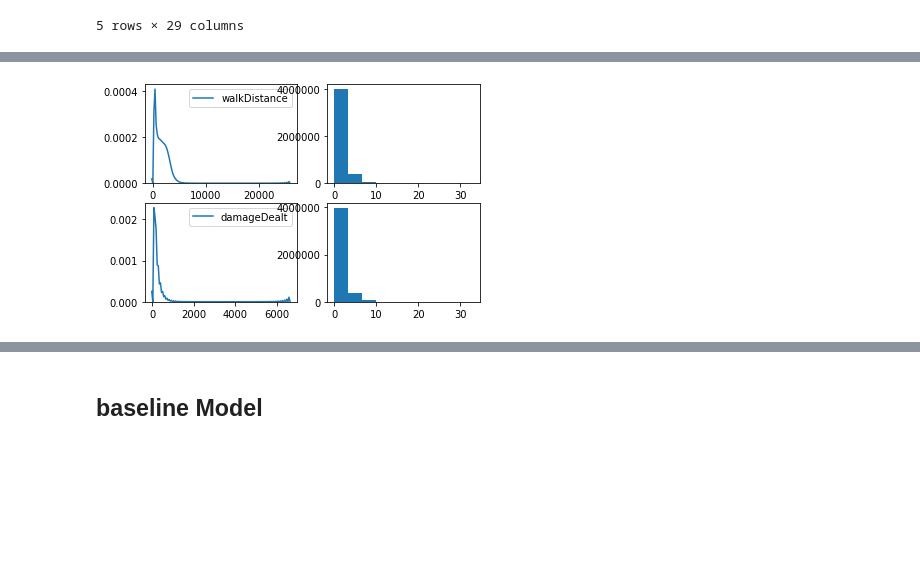
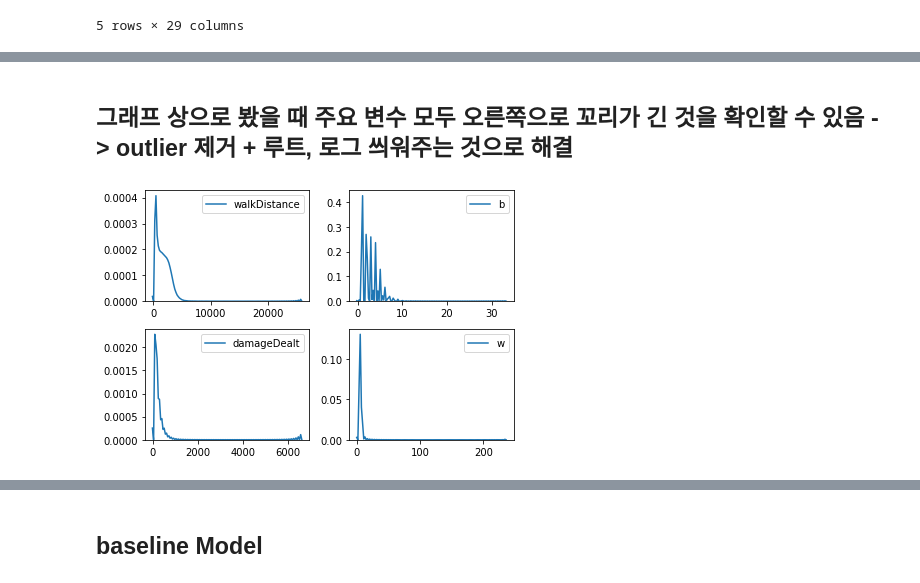
Before and after one commit to shjas94/SMU_ML, a Jupyter notebook: smu_ml.ipynb, the cells around one changed output, grey strips where cells are left out. Saved outputs shown, nothing was run; the diff lists cells and outputs as text; code cells hidden in the pictures; blank space fills up the shorter version.

```diff
--- a/smu_ml.ipynb
+++ b/smu_ml.ipynb
@@ -78,15 +81,29 @@ ___________________________
 | groupId | object | 4446966 | 2026745 | 0 | 0.000000 | [[4d4b580de459be, 684d5656442f9e,... | NaN | NaN | NaN |
 | matchId | object | 4446966 | 47965 | 0 | 0.000000 | [[a10357fd1a4a91, aeb375fc57110c,... | NaN | NaN | NaN |
 | matchType | object | 4446966 | 16 | 0 | 0.000000 | [[squad-fpp, duo, solo-fpp, squad... | NaN | NaN | NaN |
+# %% [markdown]
+## 그래프 상으로 봤을 때 주요 변수 모두 오른쪽으로 꼬리가 긴 것을 확인할 수 있음 -> outlier 제거 + 루트, 로그 씌워주는 것으로 해결
 # %%
 plt.subplot(2,2,1)
 sns.kdeplot(train.walkDistance)
+plt.tight_layout()
+
 plt.subplot(2,2,2)
-plt.hist(train.boosts)
+sns.kdeplot(train.boosts)
+plt.legend("boosts")
+plt.tight_layout()
+# plt.title("boost")
+
 plt.subplot(2,2,3)
 sns.kdeplot(train.damageDealt)
+plt.tight_layout()
+
 plt.subplot(2,2,4)
-plt.hist(train.boosts)
+sns.kdeplot(train.weaponsAcquired)
+# plt.xlim(train.weaponsAcquired.min())
+plt.legend("weaponsAcquired")
+plt.tight_layout()
+
 plt.show()
 # %% [output]
-[figure, old version]
+[figure, new version]
```
Also changed, not shown: parts of 5 cells of this notebook.
